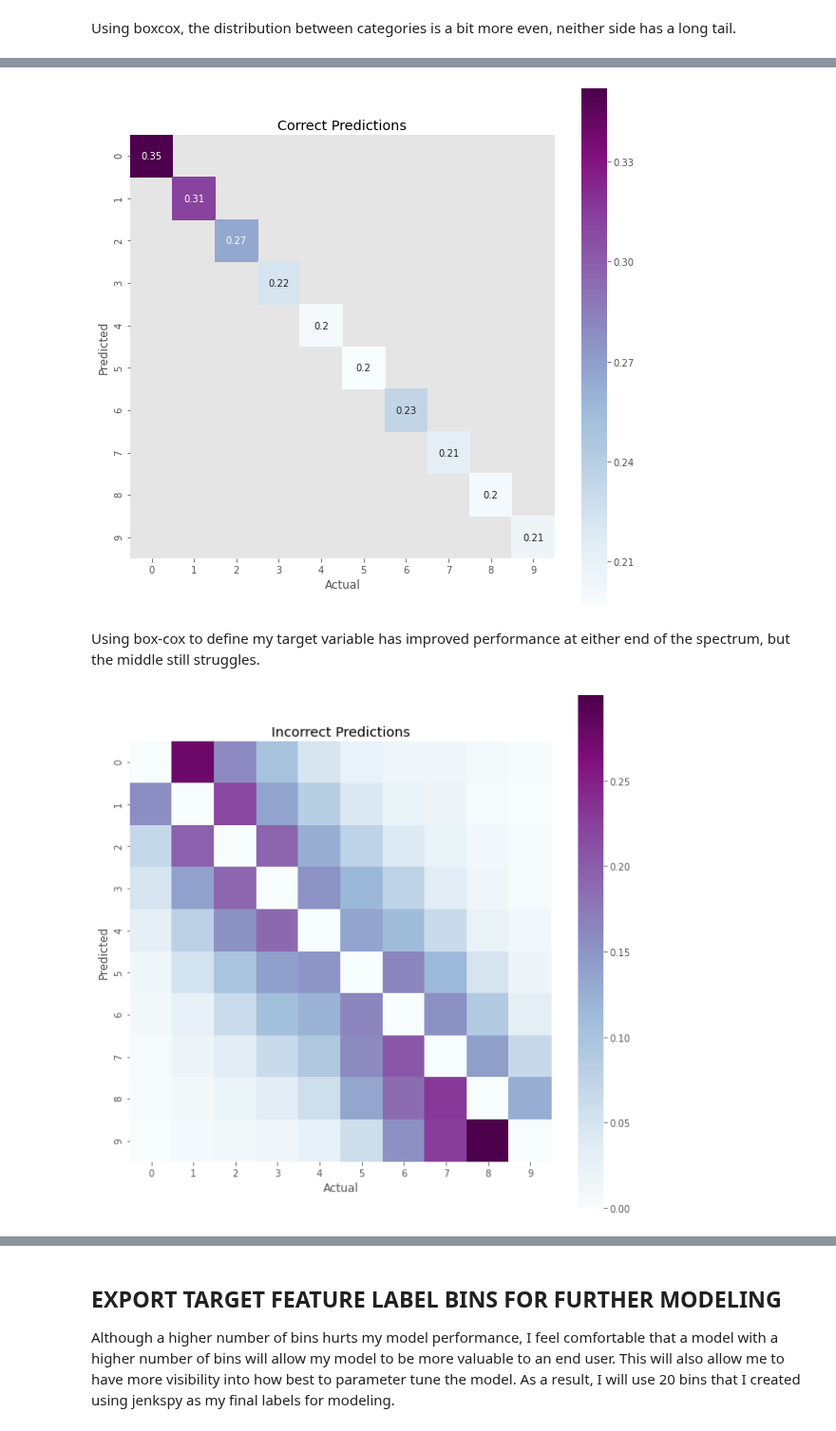
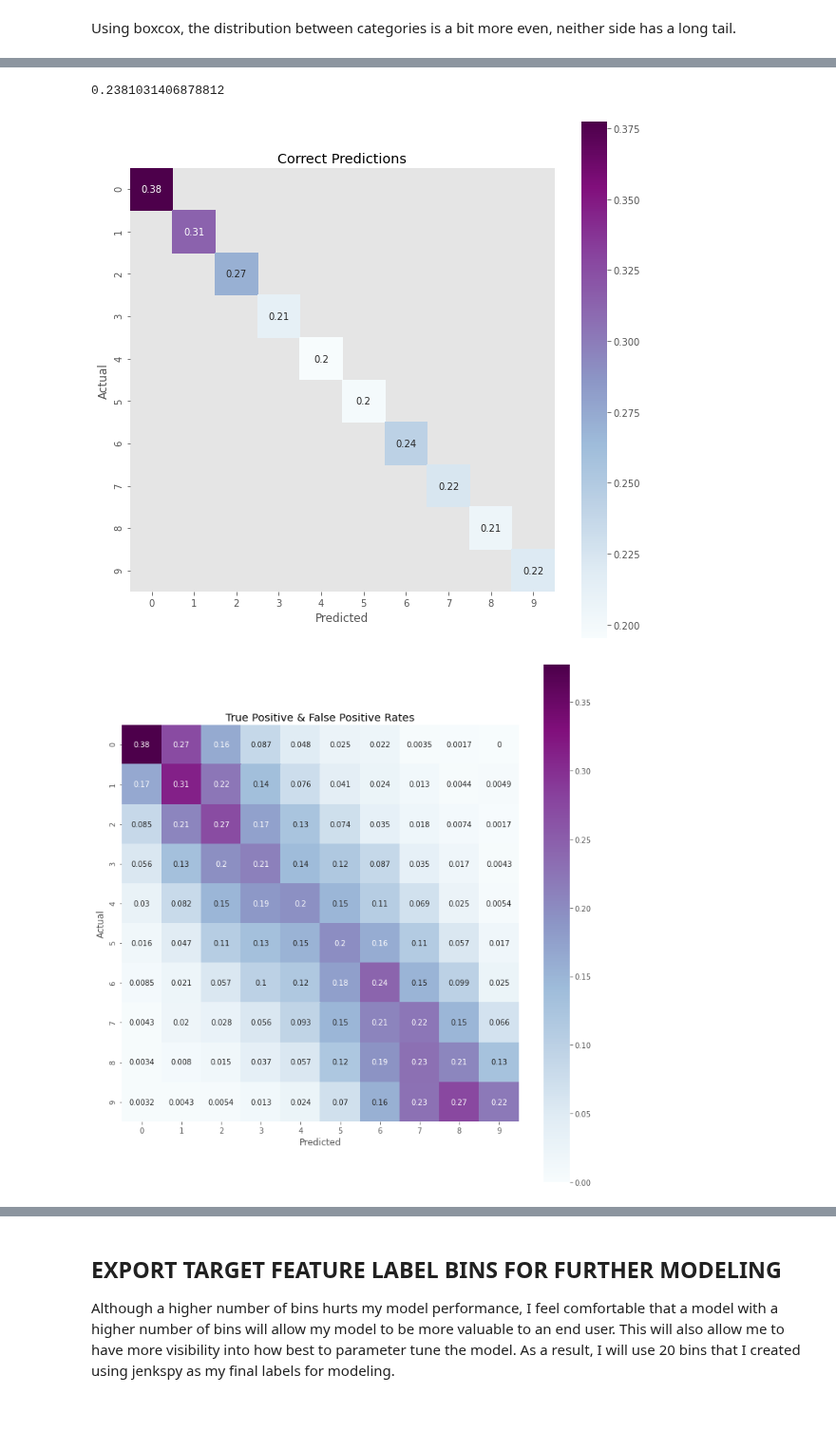
Before and after one commit to mrkjhsn/Not_for_Profit_Compensation_Modeling, a Jupyter notebook: 07.label_category_assignment.ipynb, the cells around one changed output, grey strips where cells are left out. Shown at 95% size. Saved outputs shown, nothing was run; the diff lists cells and outputs as text; code cells hidden in the pictures.

```diff
--- a/07.label_category_assignment.ipynb
+++ b/07.label_category_assignment.ipynb
@@ -471,6 +545,3 @@ array([0.20350935, 0.17951377, 0.19678048, 0.17298755, 0.2103909 ])
 # %%
 rfc.fit(X_train, y_train)
-
-X_test['pred'] = rfc.predict(X_test)
-X_test['actual'] = y_test
 # %% [output]
@@ -487,37 +555,45 @@ See the caveats in the documentation: http://pandas.pydata.org/pandas-docs/stabl
+# %%
+# predict categores
+pred = rfc.predict(X_test)
+# %%
+rfc.score(X_test, y_test)
+# %% [output]
+0.2381031406878812
 # %%
 # create confusion matrix and
 # normalize the matrix to more accurately
 # compare which predictions the model is getting wrong
-norm_conf_matrix = confusion_matrix(X_test.actual, X_test.pred) / \
-confusion_matrix(X_test.actual, X_test.pred).sum(axis=1, keepdims=True)
+norm_conf_matrix = confusion_matrix(y_test, pred) / \
+confusion_matrix(y_test, pred).sum(axis=1, keepdims=True)
 # %%
 # display only the diagonal values
 # representing values the model correctly predicted
 plt.figure(figsize=(10, 10))
 
-sns.heatmap(pd.DataFrame(np.diagflat(np.diagonal(pd.DataFrame(norm_conf_matrix)))).replace(0, np.nan),
+sns.heatmap(np.where(np.diagflat(np.diagonal(norm_conf_matrix))
+            ==0, np.nan, np.diagflat(np.diagonal(norm_conf_matrix))),
             cmap='BuPu',
             annot=True,
             square=True,
             );
-plt.ylabel('Predicted')
-plt.xlabel('Actual')
+plt.ylabel('Actual')
+plt.xlabel('Predicted')
 plt.title('Correct Predictions');
 # %% [output]
-[figure, old version]
+[figure, new version]
-# %% [markdown]
-Using box-cox to define my target variable has improved performance at either end of the spectrum, but the middle still struggles.
 # %%
-# compare features using a heatmap
+# compare correct and incorrect predictions
 plt.figure(figsize=(10, 10))
-np.fill_diagonal(norm_conf_matrix, 0)
+# np.fill_diagonal(norm_conf_matrix, 0)
 
 ax = sns.heatmap(norm_conf_matrix,
-                 square=True, annot=False,
+                 square=True, annot=True,
                  cmap='BuPu')
 
-plt.ylabel('Predicted')
-plt.xlabel('Actual');
-plt.title('Incorrect Predictions');
+plt.ylabel('Actual')
+plt.xlabel('Predicted')
+plt.title('True Positive & False Positive Rates')
+plt.tight_layout()
+plt.savefig('03.visualizations/heat_map_rfc.png');
 # %% [output]
-[figure, old version]
+[figure, new version]
```
Also changed, not shown: parts of 22 cells of this notebook.
